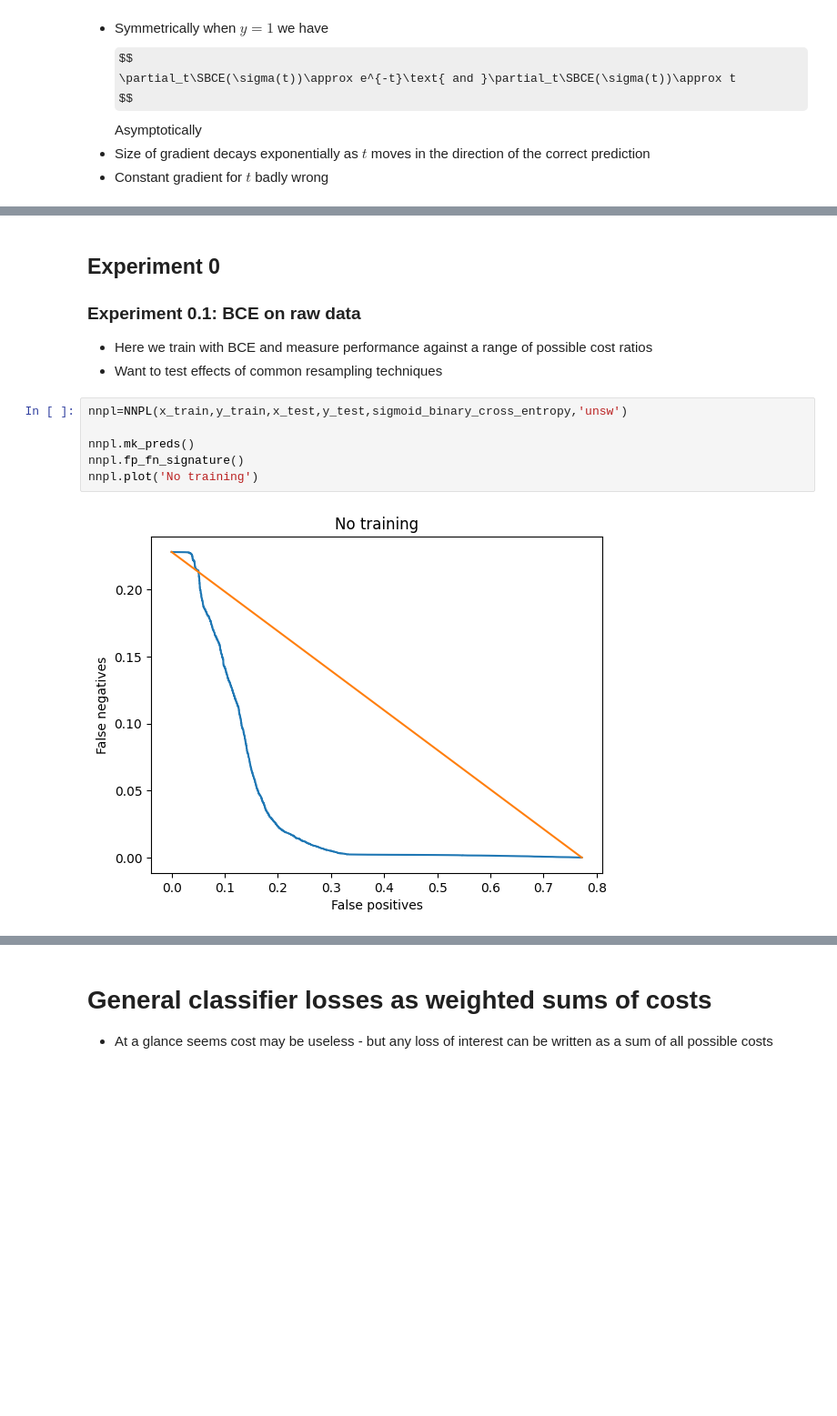
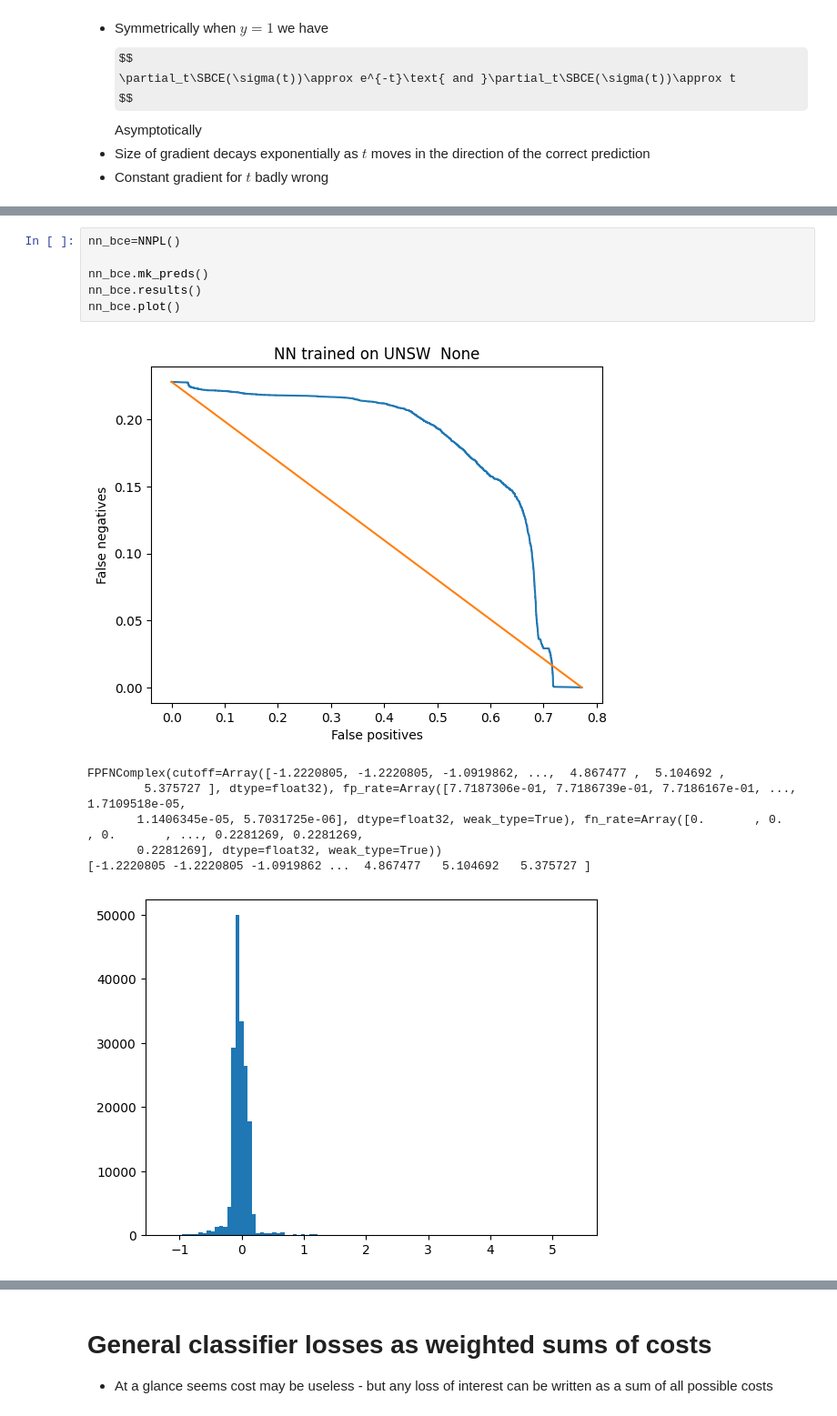
Before and after one commit to gleebourn/constraintawareml, a Jupyter notebook: bitsnlat.ipynb, the cells around one changed output, grey strips where cells are left out. Shown at 91% size. Saved outputs shown, nothing was run; the diff lists cells and outputs as text; some formulas as TeX source; blank space fills up the shorter version.

```diff
--- a/bitsnlat.ipynb
+++ b/bitsnlat.ipynb
@@ -335,13 +368,14 @@ class NNPL:
-# %% [markdown]
-## Experiment 0
-### Experiment 0.1: BCE on raw data
-- Here we train with BCE and measure performance against a range of possible cost ratios
-- Want to test effects of common resampling techniques
 # %%
-nnpl=NNPL(x_train,y_train,x_test,y_test,sigmoid_binary_cross_entropy,'unsw')
+nn_bce=NNPL()
 
-nnpl.mk_preds()
-nnpl.fp_fn_signature()
-nnpl.plot('No training')
+nn_bce.mk_preds()
+nn_bce.results()
+nn_bce.plot()
 # %% [output]
-[figure, old version]
+[figure, new version]
+FPFNComplex(cutoff=Array([-1.2220805, -1.2220805, -1.0919862, ...,  4.867477 ,  5.104692 ,
+        5.375727 ], dtype=float32), fp_rate=Array([7.7187306e-01, 7.7186739e-01, 7.7186167e-01, ..., 1.7109518e-05,
+       1.1406345e-05, 5.7031725e-06], dtype=float32, weak_type=True), fn_rate=Array([0.       , 0.       , 0.       , ..., 0.2281269, 0.2281269,
+       0.2281269], dtype=float32, weak_type=True))
+[-1.2220805 -1.2220805 -1.0919862 ...  4.867477   5.104692   5.375727 ]
+[figure, added]
```
Also changed, not shown: parts of 51 cells of this notebook, 1 other file.
